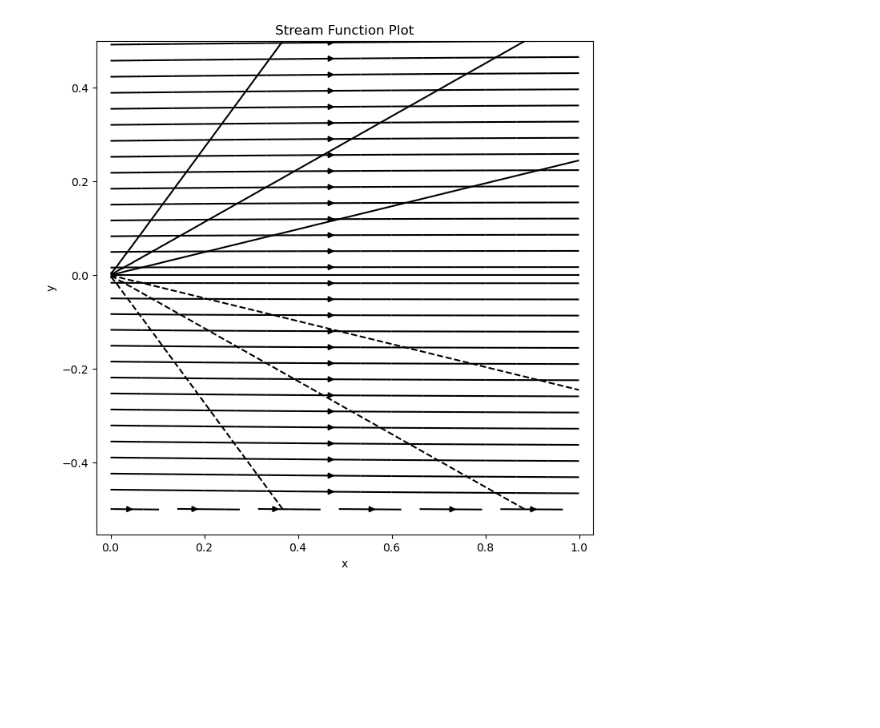
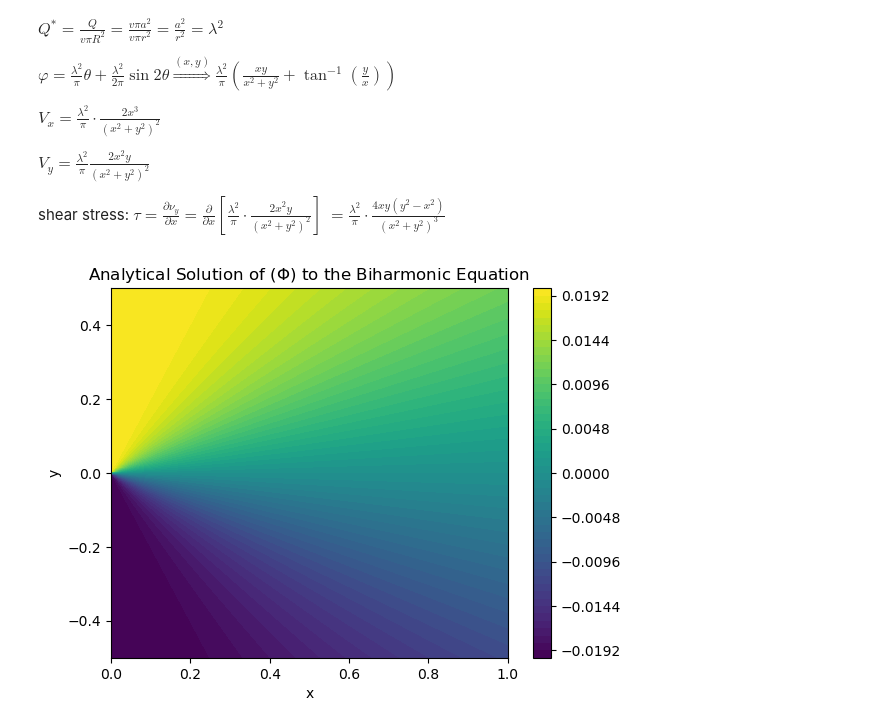
Before and after one commit to EvelynLIJ/RS_Group1, a Jupyter notebook: analytical.ipynb, the cells around one changed output. Saved outputs shown, nothing was run; the diff lists cells and outputs as text; code cells hidden in the pictures; blank space fills up the shorter version.

```diff
--- a/analytical.ipynb
+++ b/analytical.ipynb
@@ -28,3 +1,18 @@ The stress: $\zeta=\frac{\partial v_y}{\partial x}=\frac{\partial}{\partial x}\l
+# %% [markdown]
+$
+ Q^*=\frac{Q}{v \pi R^2}=\frac{v \pi a^2}{v \pi r^2}=\frac{a^2}{r^2}=\lambda^2
+$
+
+$\varphi=\frac{\lambda^2}{\pi} \theta+\frac{\lambda^2}{2 \pi} \sin 2 \theta \stackrel{(x, y)}{\Rightarrow} \frac{\lambda^2}{ \pi}\left(\frac{x y}{x^2+y^2}+ \tan ^{-1}\left(\frac{y}{x}\right)\right)$
+
+$V_x =\frac{\lambda^2}{\pi} \cdot \frac{2 x^3}{\left(x^2+y^2\right)^2}$
+
+$V_y=\frac{\lambda^2}{\pi} \frac{2 x^2 y}{\left(x^2+y^2\right)^2}$
+
+shear stress: $\tau=\frac{\partial \nu_y}{\partial x}=\frac{\partial}{\partial x}\left[\frac{\lambda^2}{\pi} \cdot \frac{2 x^2 y}{\left(x^2+y^2\right)^2}\right]$
+$
+=\frac{\lambda^2}{\pi} \cdot \frac{4 xy\left(y^2-x^2\right)}{\left(x^2+y^2\right)^3}
+$
 # %%
 import numpy as np
 import matplotlib.pyplot as plt
@@ -31,22 +20,27 @@ import matplotlib.pyplot as plt
-# %%
-#Stream function plot
-x = np.linspace(0, 1, 100)
-y = np.linspace(-0.5,0.5, 100)
-X, Y = np.meshgrid(x, y)
-
-lamda = 2/10
-c = lamda**2/np.pi
-
-Psi = (c/2) * (X * Y / (X**2 + Y**2) + np.arctan2(Y, X))
-
-# Plot the streamlines
-plt.figure(figsize=(8, 8))
-plt.streamplot(X, Y, np.ones_like(Psi), Psi, color='k')
-plt.contour(X, Y, Psi, colors='black')
-plt.xlabel('x')
-plt.ylabel('y')
-plt.title('Stream Function Plot')
-plt.axis('equal')
-plt.show()
-# %% [output]
-[figure, removed]
+# %%
+x = np.linspace(0, 1, 100)
+y = np.linspace(-0.5, 0.5, 100)
+X, Y = np.meshgrid(x, y)
+
+R_squared = X**2 + Y**2 + 1e-8  # Adding a small value to avoid division by zero
+
+#Q* = lamda^2
+lamda = 2/10
+c = lamda**2/np.pi
+
+#Stream function phi
+phi = c * (np.arctan2(Y, X) + (X * Y / R_squared))
+
+#Vx & Vy
+Vx = c * (2 * X**3 / R_squared**2)
+Vy = c * (2 * X**2 * Y / R_squared**2)
+# %%
+#Stream function phi plot
+plt.contourf(X, Y, phi, levels=50, cmap='viridis')  # Increase to 50 levels
+plt.colorbar()
+plt.title('Analytical Solution of ($\Phi$) to the Biharmonic Equation')
+plt.xlabel('x')
+plt.ylabel('y')
+plt.show()
+# %% [output]
+[figure, added]
```
Also changed, not shown: parts of 7 cells of this notebook.
